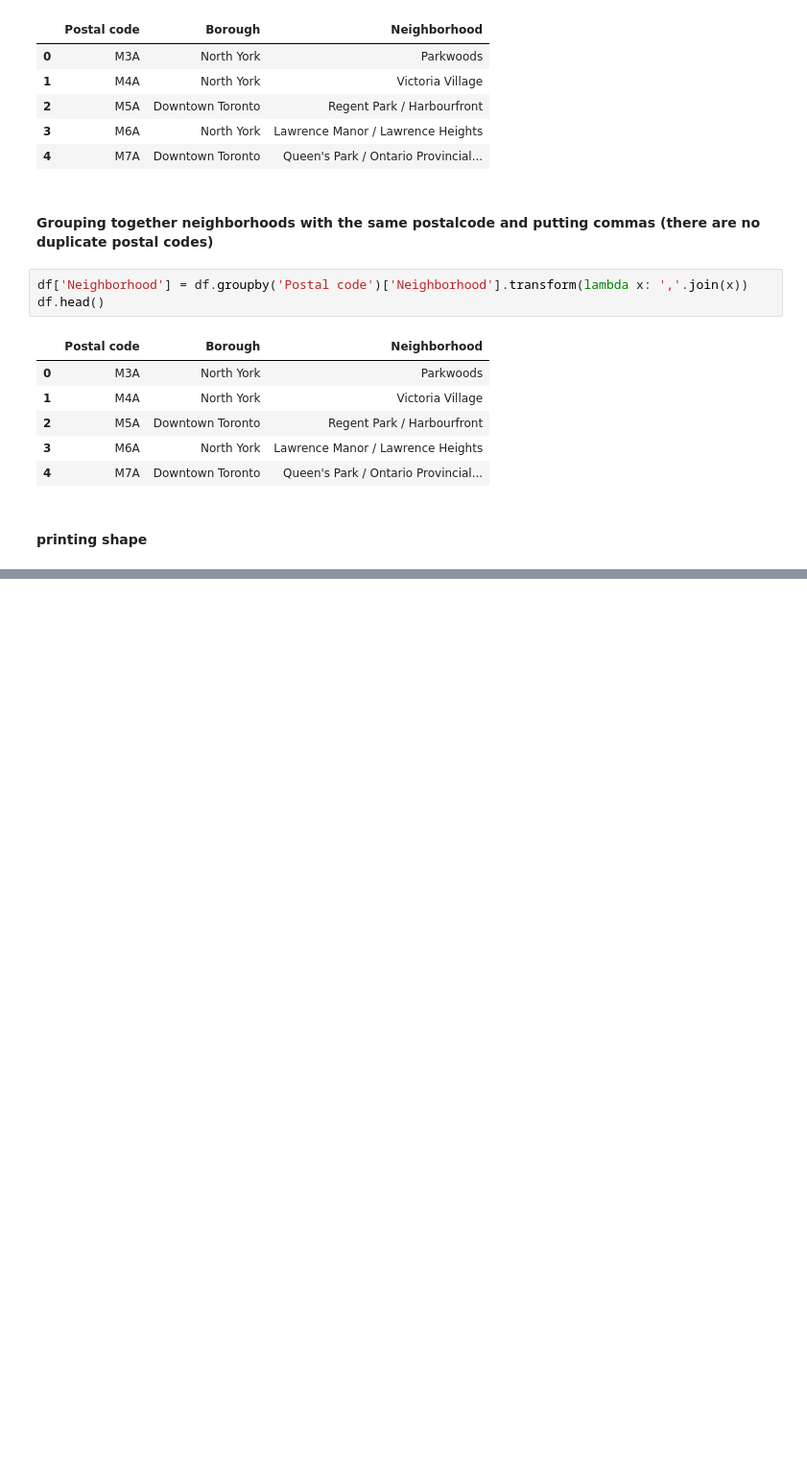
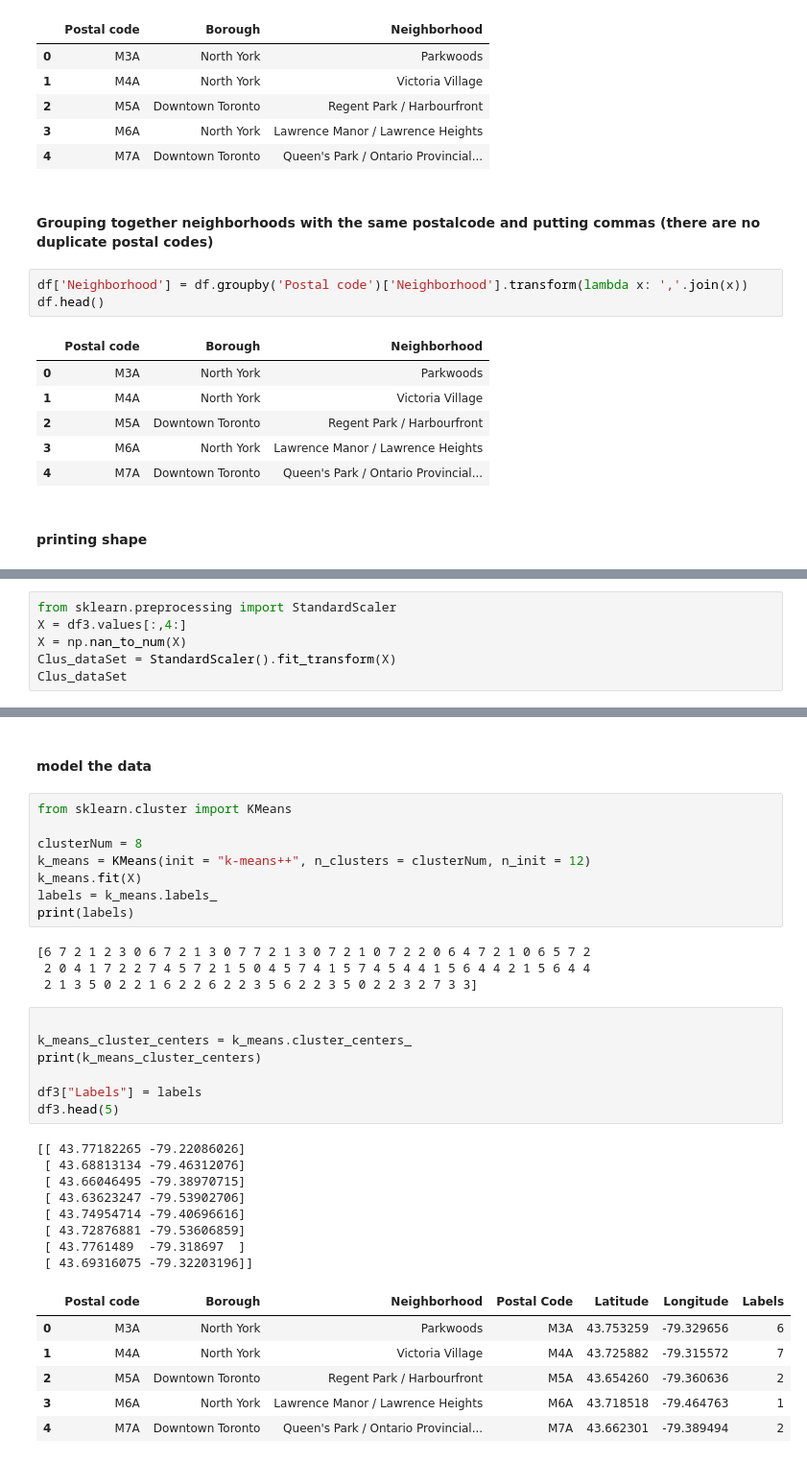
Before and after one commit to princer1/github-example, a Jupyter notebook: Segmenting and Clustering.ipynb, the cells around one changed output, grey strips where cells are left out. Shown: that part at 96% size. Saved outputs shown, nothing was run; the diff lists cells and outputs as text; blank space fills up the shorter version.

```diff
--- a/Segmenting and Clustering.ipynb
+++ b/Segmenting and Clustering.ipynb
@@ -90,0 +171,6 @@ print(df.shape)
+# %%
+from sklearn.preprocessing import StandardScaler
+X = df3.values[:,4:]
+X = np.nan_to_num(X)
+Clus_dataSet = StandardScaler().fit_transform(X)
+Clus_dataSet
@@ -90,0 +195,36 @@ print(df.shape)
+# %% [markdown]
+#### model the data
+# %%
+from sklearn.cluster import KMeans
+
+clusterNum = 8
+k_means = KMeans(init = "k-means++", n_clusters = clusterNum, n_init = 12)
+k_means.fit(X)
+labels = k_means.labels_
+print(labels)
+# %% [output]
+[6 7 2 1 2 3 0 6 7 2 1 3 0 7 7 2 1 3 0 7 2 1 0 7 2 2 0 6 4 7 2 1 0 6 5 7 2
+ 2 0 4 1 7 2 2 7 4 5 7 2 1 5 0 4 5 7 4 1 5 7 4 5 4 4 1 5 6 4 4 2 1 5 6 4 4
+ 2 1 3 5 0 2 2 1 6 2 2 6 2 2 3 5 6 2 2 3 5 0 2 2 3 2 7 3 3]
+# %%
+
+k_means_cluster_centers = k_means.cluster_centers_
+print(k_means_cluster_centers)
+
+df3["Labels"] = labels
+df3.head(5)
+# %% [output]
+[[ 43.77182265 -79.22086026]
+ [ 43.68813134 -79.46312076]
+ [ 43.66046495 -79.38970715]
+ [ 43.63623247 -79.53902706]
+ [ 43.74954714 -79.40696616]
+ [ 43.72876881 -79.53606859]
+ [ 43.7761489  -79.318697  ]
+ [ 43.69316075 -79.32203196]]
+|  | Postal code | Borough | Neighborhood | Postal Code | Latitude | Longitude | Labels |
+| 0 | M3A | North York | Parkwoods | M3A | 43.753259 | -79.329656 | 6 |
+| 1 | M4A | North York | Victoria Village | M4A | 43.725882 | -79.315572 | 7 |
+| 2 | M5A | Downtown Toronto | Regent Park / Harbourfront | M5A | 43.654260 | -79.360636 | 2 |
+| 3 | M6A | North York | Lawrence Manor / Lawrence Heights | M6A | 43.718518 | -79.464763 | 1 |
+| 4 | M7A | Downtown Toronto | Queen's Park / Ontario Provincial... | M7A | 43.662301 | -79.389494 | 2 |
```
Also changed, not shown: parts of 15 cells of this notebook.
